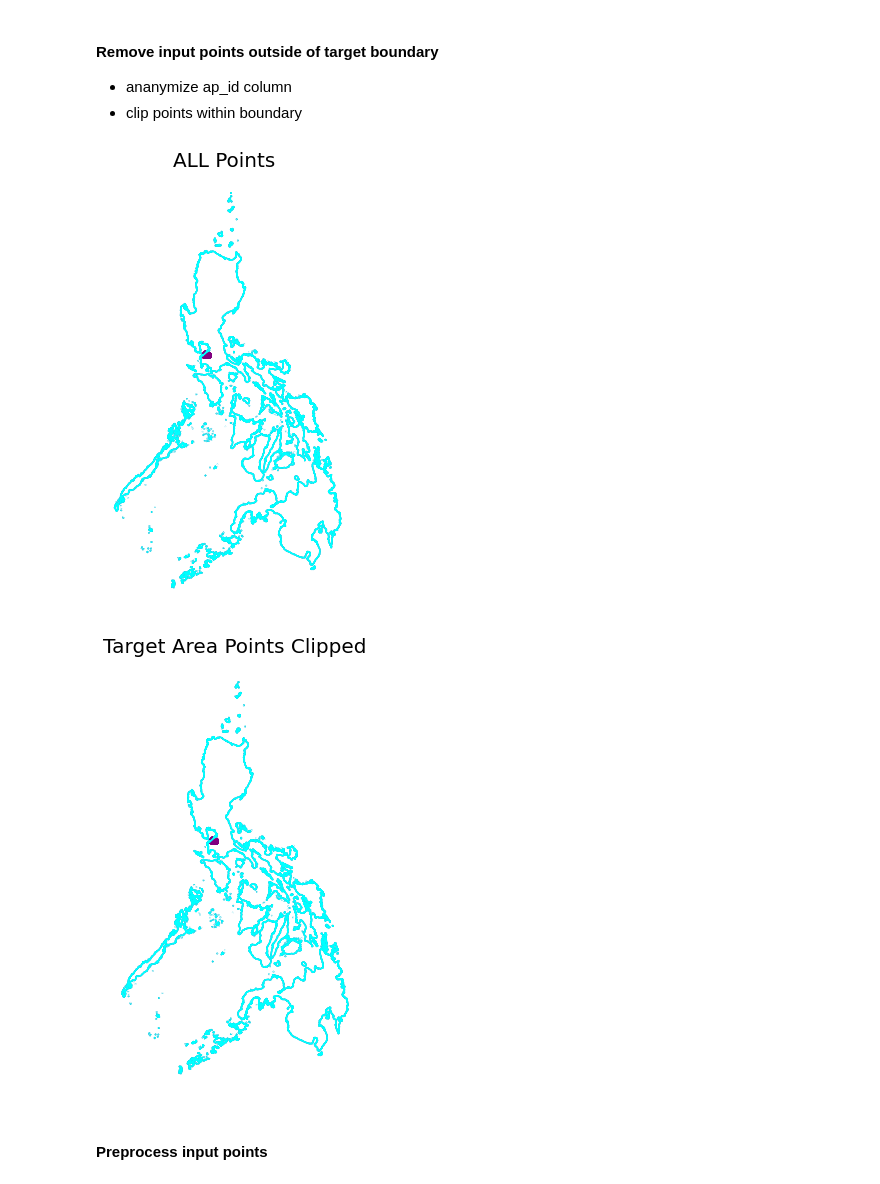
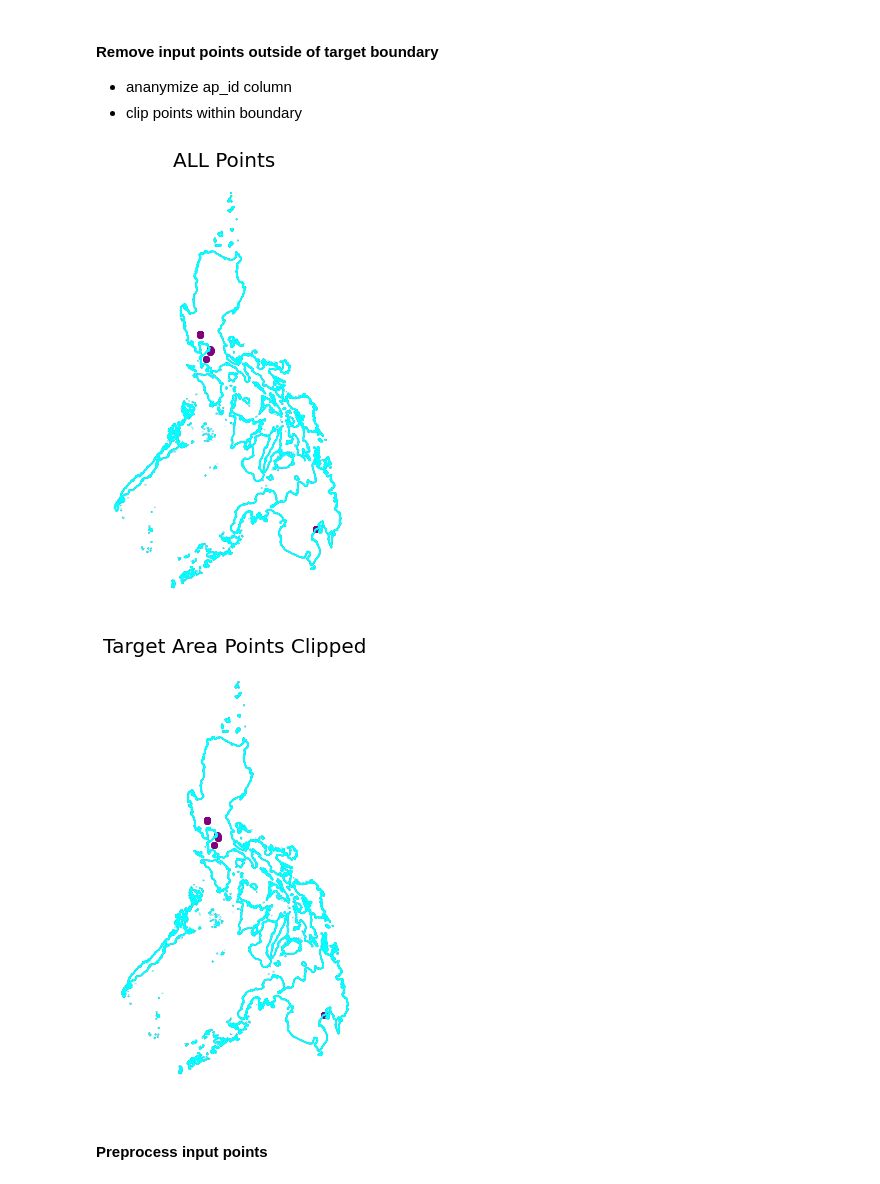
Before and after one commit to bidur/map_match_gps_data, a Jupyter notebook: gpsProbeMatching.ipynb, the cells around one changed output. Drawn from its saved outputs; the diff is of its cells as text; code cells hidden in the pictures.

```diff
--- a/gpsProbeMatching.ipynb
+++ b/gpsProbeMatching.ipynb
@@ -29,13 +27,13 @@ Cleaning dirs: input/ and output/
 # %%
 #gps_csv = 'raw_data/PHL_20000.csv'
 #gps_csv = 'raw_data/PHL_10000.csv'
 #gps_csv = 'raw_data/PHL_20190703_anonymized.csv'
-gps_csv = 'raw_data/PHL_test_data.csv'
-gdf_probe_clipped, gdf_target = get_points_within_target_region (gps_csv, anonymize=True, display_plot = True)
+gps_csv = '/mnt/lv/bidur/PHL_raw_data/small_20190209.csv'
+gdf_probe_clipped, gdf_target = get_points_within_target_region (gps_csv, anonymize=False, display_plot = True)
 #gdf_probe_clipped.head()
 # %% [output]
-[figure, old version]
+[figure, new version]
-[figure, old version]
+[figure, new version]
 # %% [markdown]
 #### Preprocess input points
 # %%
```
Also changed, not shown: parts of 4 cells of this notebook, 6 other files.
